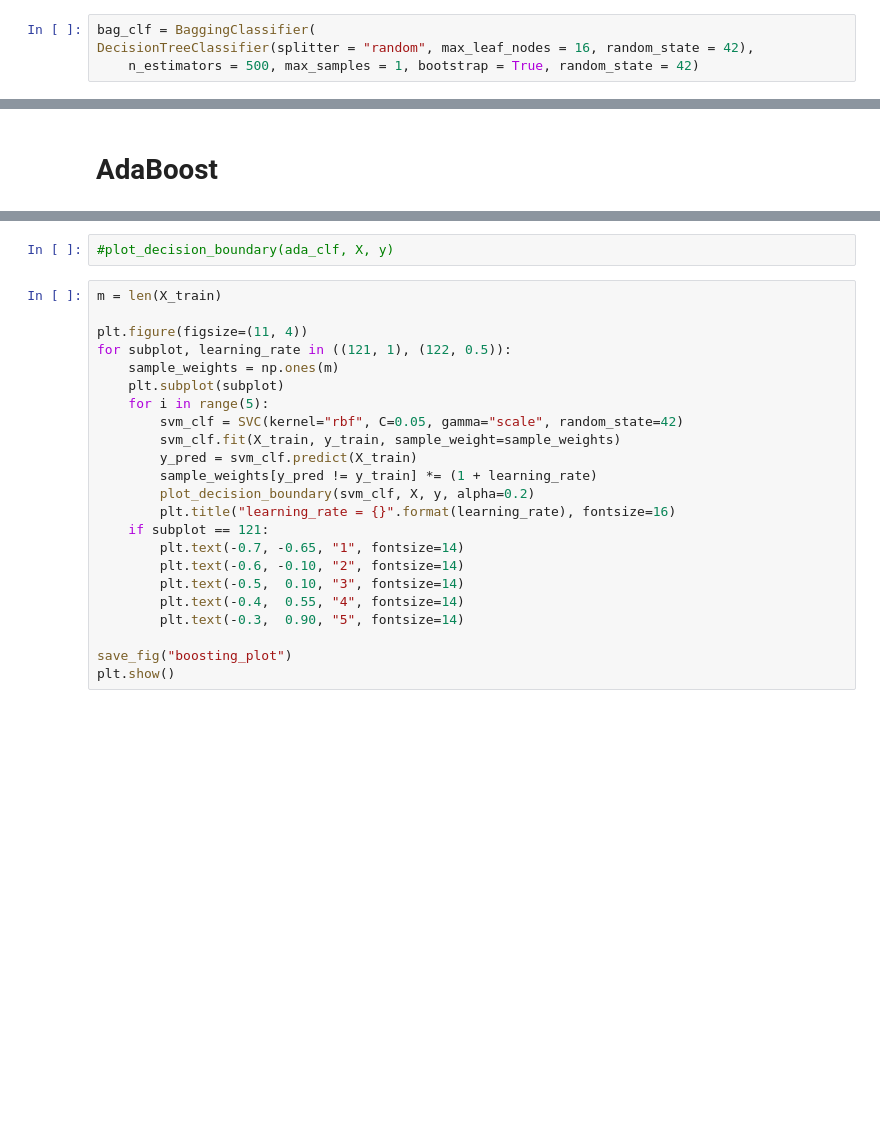
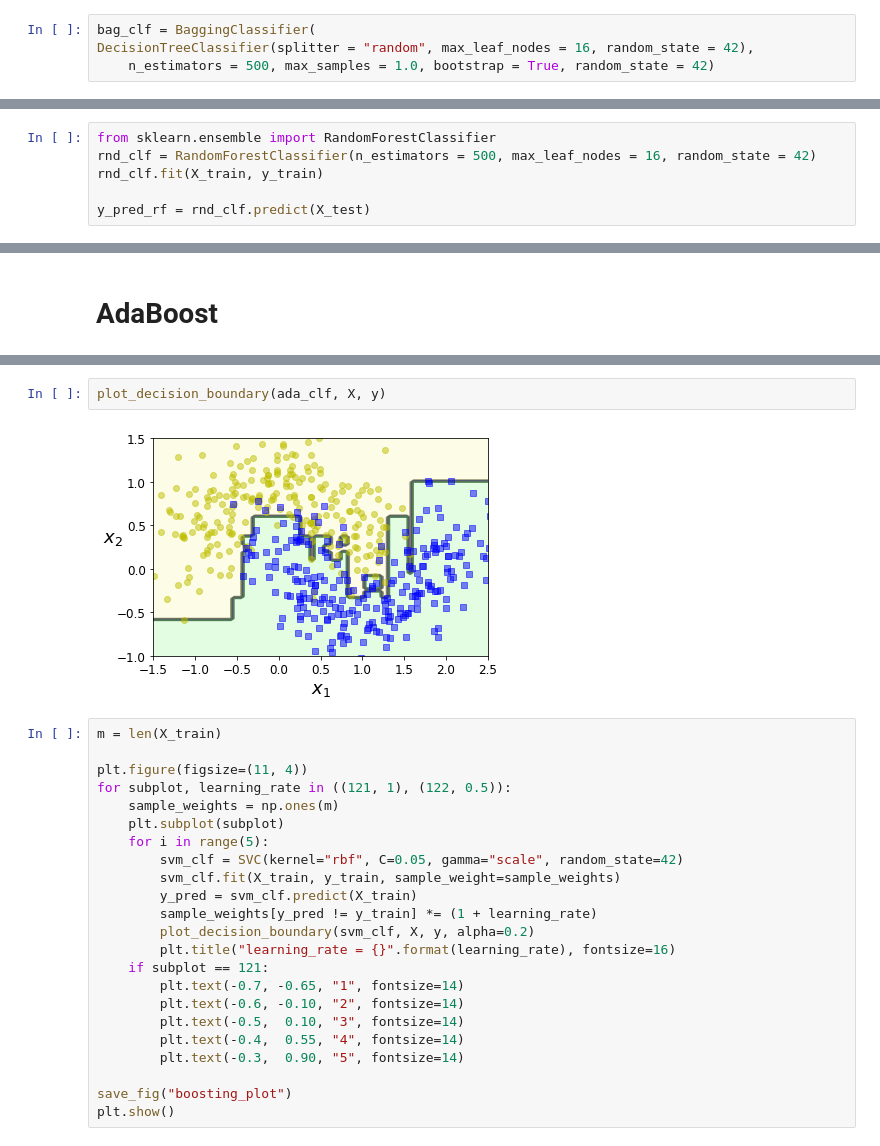
Before and after one commit to albertoromv/thebridge_ft_abr21, a Jupyter notebook: 3-Machine Learning/2-Supervisado/7 Ensembling/ensemble_learning_and_random_forests - Clase.ipynb, the cells around one changed output, grey strips where cells are left out. Drawn from its saved outputs; the diff is of its cells as text; blank space fills up the shorter version.

```diff
--- a/3-Machine Learning/2-Supervisado/7 Ensembling/ensemble_learning_and_random_forests - Clase.ipynb
+++ b/3-Machine Learning/2-Supervisado/7 Ensembling/ensemble_learning_and_random_forests - Clase.ipynb
@@ -170,7 +174,7 @@ Saving figure decision_tree_without_and_with_bagging_plot
 # %%
 bag_clf = BaggingClassifier(
 DecisionTreeClassifier(splitter = "random", max_leaf_nodes = 16, random_state = 42),
-    n_estimators = 500, max_samples = 1, bootstrap = True, random_state = 42)
+    n_estimators = 500, max_samples = 1.0, bootstrap = True, random_state = 42)
 # %%
 bag_clf.fit(X_train, y_train)
 y_pred = bag_clf.predict(X_test)
@@ -184,0 +181,6 @@ y_pred = bag_clf.predict(X_test)
+# %%
+from sklearn.ensemble import RandomForestClassifier
+rnd_clf = RandomForestClassifier(n_estimators = 500, max_leaf_nodes = 16, random_state = 42)
+rnd_clf.fit(X_train, y_train)
+
+y_pred_rf = rnd_clf.predict(X_test)
@@ -219,5 +272,7 @@ plt.show()"""
 # %%
-#plot_decision_boundary(ada_clf, X, y)
+plot_decision_boundary(ada_clf, X, y)
+# %% [output]
+[figure, added]
 # %%
 m = len(X_train)
 
```
Also changed, not shown: parts of 43 cells of this notebook, 25 other files.
